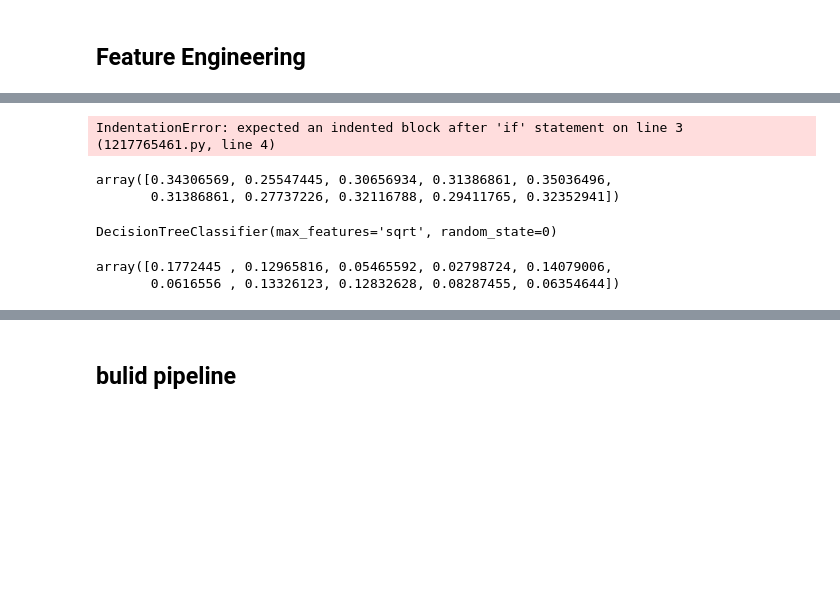
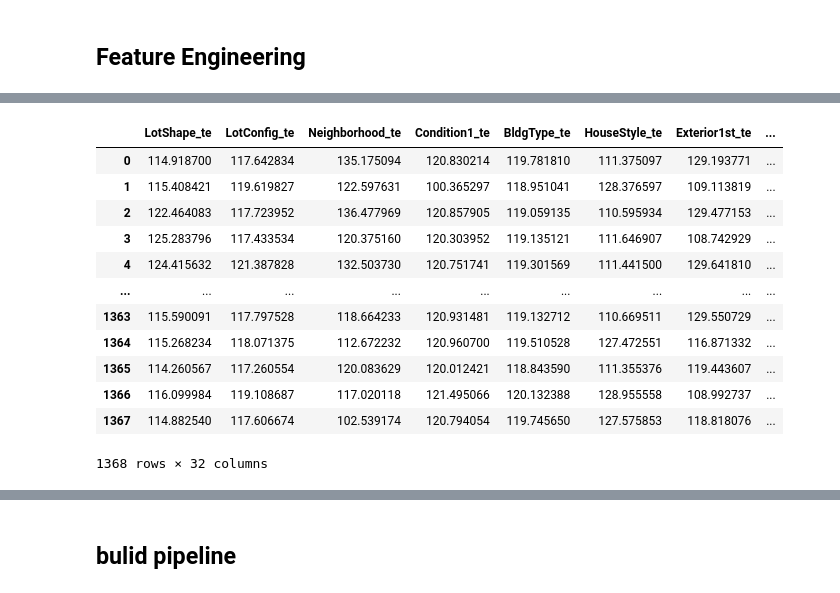
Before and after one commit to RayFromUiS/multiple-regress, a Jupyter notebook: train_test.ipynb, the cells around one changed output, grey strips where cells are left out. Cells and saved outputs as stored; diff of their text form; code cells hidden in the pictures; blank space fills up the shorter version.

```diff
--- a/train_test.ipynb
+++ b/train_test.ipynb
@@ -555,0 +646,3 @@ df_scaled,cate_cols = cateroical_encoding(df_feature)
+# %%
+train_encoded = drop_overlap_cols(train_te)
+test_encoded = drop_overlap_cols(test_te)
@@ -584,7 +673,0 @@ array(['MSZoning', 'Street', 'LotShape', 'LandContour', 'Utilities',
-# %%
-re
-for col in cate_cols:
-    for feature,score in zip(feature_names[col],feature_scores[col]):
-        if feature=='price per area' or feature=='SalePrice':
-# %% [output]
-IndentationError: expected an indented block after 'if' statement on line 3 (1217765461.py, line 4)
@@ -593,17 +674,46 @@ clf = DecisionTreeClassifier(random_state=0,max_features='sqrt')
-# %%
-cross_val_score(clf, df_scaled[cols], df_scaled['Neighborhood'].values, cv=10)
-# %% [output]
-array([0.34306569, 0.25547445, 0.30656934, 0.31386861, 0.35036496,
-       0.31386861, 0.27737226, 0.32116788, 0.29411765, 0.32352941])
-# %%
-clf.fit(df_scaled[cols],df_scaled['Neighborhood'])
-# %% [output]
-DecisionTreeClassifier(max_features='sqrt', random_state=0)
-# %%
-clf.feature_importances_
-# %% [output]
-array([0.1772445 , 0.12965816, 0.05465592, 0.02798724, 0.14079006,
-       0.0616556 , 0.13326123, 0.12832628, 0.08287455, 0.06354644])
+# %%
+important_features = get_important_features(DecisionTreeRegressor(random_state=0),train_encoded,'price per area')
+# %%
+##feature engineering after feature selection
+num_features = [col for col in important_features if not re.search(r'_te',col)]
+def gen_features(df,important_features):
+    '''generate some features
+    Args:
+        df - pandas.DataFrame
+        important_features -list - features selected by decision tree regressor
+    Returns:
+        compond_df - pandas.DataFrame
+
+    '''
+    df = df[important_features]
+    #feature generation
+    cols_computed = ['LotArea','TotalBsmtSF','GarageArea','1stFlrSF','2ndFlrSF','LowQualFinSF','EnclosedPorch']
+    df['grliver_to_lot'] = df['GrLivArea']/df['LotArea']
+    df['bsment_to_live'] = df['TotalBsmtSF'] / df['GrLivArea']
+    df['garage_to_live'] = df['GarageArea'] / df['GrLivArea']
+    df['first_to_live'] = df['1stFlrSF']/ df['GrLivArea']
+    df['second_to_live']= df['2ndFlrSF']/df['GrLivArea']
+    df['lower_to_live'] = df['LowQualFinSF']/df['GrLivArea']
+
+    select_cols = [col for col in df.columns if col not in cols_computed]
+
+    return df[select_cols]
+# %%
+gen_features(train_encoded,important_features)
+# %% [output]
+|  | LotShape_te | LotConfig_te | Neighborhood_te | Condition1_te | BldgType_te | HouseStyle_te | Exterior1st_te | ... |
+| 0 | 114.918700 | 117.642834 | 135.175094 | 120.830214 | 119.781810 | 111.375097 | 129.193771 | ... |
+| 1 | 115.408421 | 119.619827 | 122.597631 | 100.365297 | 118.951041 | 128.376597 | 109.113819 | ... |
+| 2 | 122.464083 | 117.723952 | 136.477969 | 120.857905 | 119.059135 | 110.595934 | 129.477153 | ... |
+| 3 | 125.283796 | 117.433534 | 120.375160 | 120.303952 | 119.135121 | 111.646907 | 108.742929 | ... |
+| 4 | 124.415632 | 121.387828 | 132.503730 | 120.751741 | 119.301569 | 111.441500 | 129.641810 | ... |
+| ... | ... | ... | ... | ... | ... | ... | ... | ... |
+| 1363 | 115.590091 | 117.797528 | 118.664233 | 120.931481 | 119.132712 | 110.669511 | 129.550729 | ... |
+| 1364 | 115.268234 | 118.071375 | 112.672232 | 120.960700 | 119.510528 | 127.472551 | 116.871332 | ... |
+| 1365 | 114.260567 | 117.260554 | 120.083629 | 120.012421 | 118.843590 | 111.355376 | 119.443607 | ... |
+| 1366 | 116.099984 | 119.108687 | 117.020118 | 121.495066 | 120.132388 | 128.955558 | 108.992737 | ... |
+| 1367 | 114.882540 | 117.606674 | 102.539174 | 120.794054 | 119.745650 | 127.575853 | 118.818076 | ... |
+1368 rows × 32 columns
 # %%
 def stand_encoding(df,target_col=['SalePrice','price per area'],scaler=MinMaxScaler()):
     '''return the encoding columns for categorical data and numberical data
```
Also changed, not shown: parts of 33 cells of this notebook, 3 other files.
